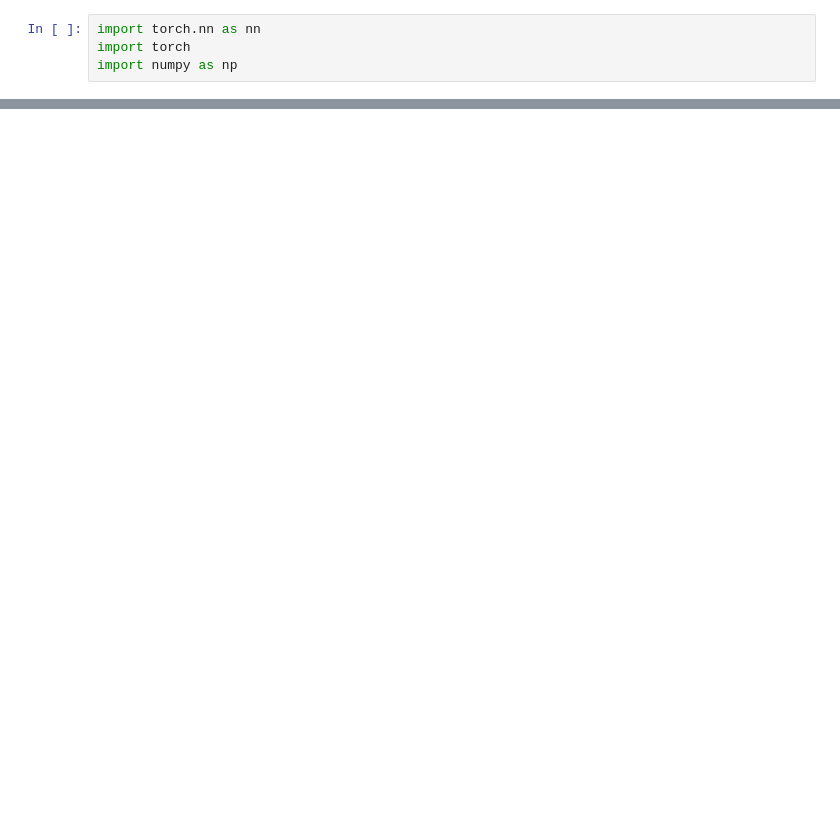
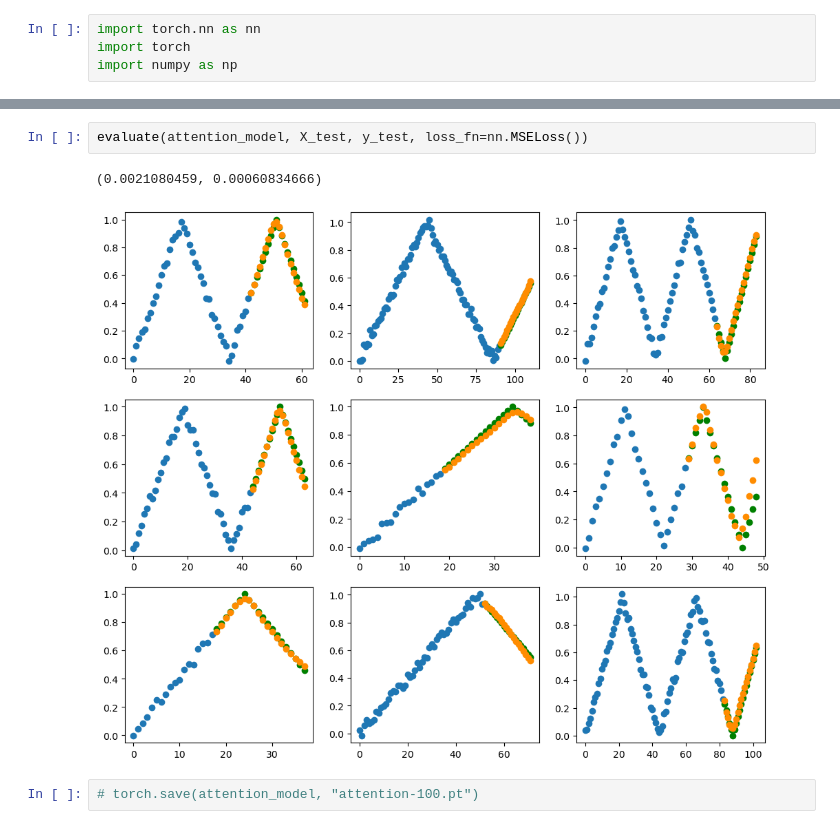
Before and after one commit to Tobilence/DMML_RNN, a Jupyter notebook: attention.ipynb, the cells around one changed output, grey strips where cells are left out. Cells and saved outputs as stored; diff of their text form; blank space fills up the shorter version.

```diff
--- a/attention.ipynb
+++ b/attention.ipynb
@@ -201,0 +178,7 @@ torch.save(gru_model, "LSTM_Model_newly_trained.pt")
+# %%
+evaluate(attention_model, X_test, y_test, loss_fn=nn.MSELoss())
+# %% [output]
+(0.0021080459, 0.00060834666)
+[figure, added]
+# %%
+# torch.save(attention_model, "attention-100.pt")
```
Also changed, not shown: parts of 13 cells of this notebook, 25 other files.
